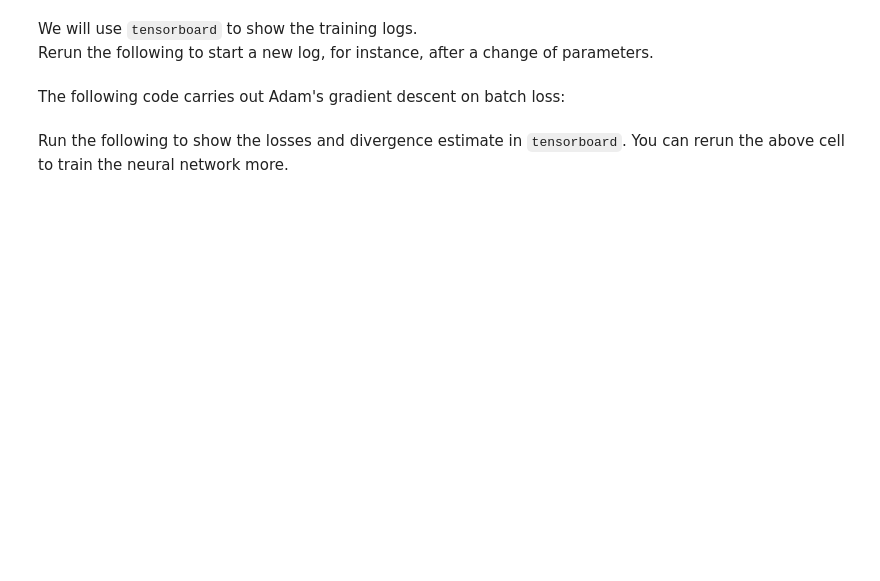
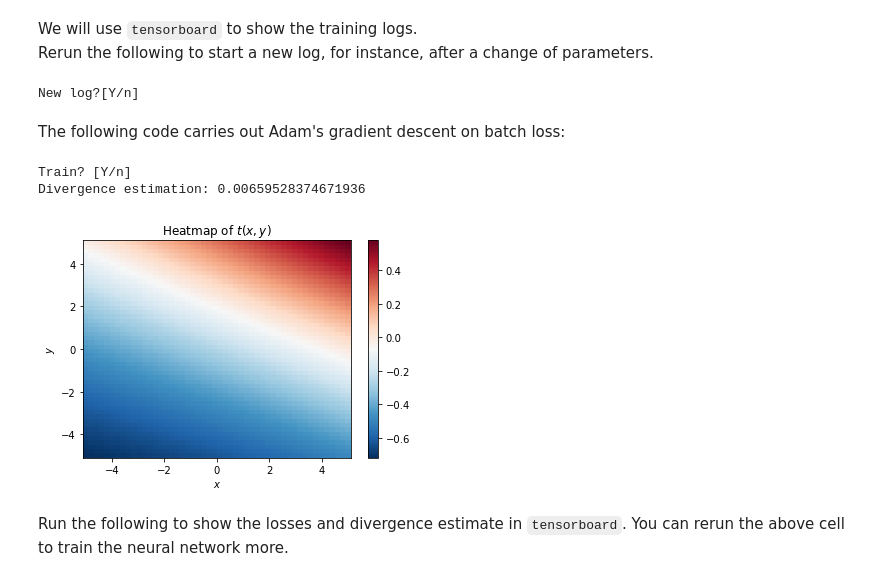
Before and after one commit to ccha23/miml, a Jupyter notebook: source/part1/Training.ipynb, the cells around one changed output. Cells and saved outputs as stored; diff of their text form; code cells hidden in the pictures; blank space fills up the shorter version.

```diff
--- a/source/part1/Training.ipynb
+++ b/source/part1/Training.ipynb
@@ -281,8 +318,11 @@ We will use the [*Adam's* gradient descend algorithm][adam] implemented as an op
 [adam]: https://en.wikipedia.org/wiki/Stochastic_gradient_descent#cite_note-Adam2014-28
 [optimAdam]: https://pytorch.org/docs/stable/generated/torch.optim.Adam.html#torch.optim.Adam
 # %%
-optimizer = optim.Adam(net.parameters())  # Allow Adam's optimizer to update the neural network parameters
-optimizer.step() # perform one step of the gradient descent
+net = Net().to(DEVICE)
+optimizer = optim.Adam(
+    net.parameters(), lr=1e-3
+)  # Allow Adam's optimizer to update the neural network parameters
+optimizer.step()  # perform one step of the gradient descent
 # %% [markdown]
 To alleviate the problem of overfitting, the gradient is often calculated on randomly chosen batches:
 # %% [markdown]
@@ -312,35 +352,46 @@ We will use `tensorboard` to show the training logs.
 Rerun the following to start a new log, for instance, after a change of parameters.
 # %%
 if input('New log?[Y/n] ').lower() != 'n':
-    n_iter = n_epochs = 0  # keep counts for logging
+    n_iter = n_epoch = 0  # keep counts for logging
     writer = SummaryWriter()  # create a new folder under runs/ for logging
-    torch.manual_seed(SEED) # for reproducibility
+# %% [output]
+New log?[Y/n]
 # %% [markdown]
 The following code carries out Adam's gradient descent on batch loss:
 # %%
-if input('Train? [Y/n]').lower() != 'n':
+if input("Train? [Y/n]").lower() != "n":
     for i in range(100):  # loop through entire data multiple times
-        n_epochs += 1
-        # Random indices for selecting samples for all batches in one epoch
+        n_epoch += 1
+
+        # random indices for selecting samples for all batches in one epoch
         idx = torch.randperm(Z.shape[0])
         idx_ref = torch.randperm(Z_ref.shape[0])
 
         for j in range(n_iters_per_epoch):  # loop through multiple batches
             n_iter += 1
             optimizer.zero_grad()
+
             # obtain a random batch of samples
             batch_Z = Z[idx[i : Z.shape[0] : batch_size]]
             batch_Z_ref = Z_ref[idx_ref[i : Z_ref.shape[0] : batch_size_ref]]
-            # define loss as negative divergence lower bound from VD formula
+
+            # define the loss as negative DV divergence lower bound
             loss = -DV(batch_Z, batch_Z_ref, net)
             loss.backward()  # calculate gradient
-            optimizer.step() # descend
+            optimizer.step()  # descend
 
-        writer.add_scalar("Loss/train", loss.item(), global_step=n_epochs)
+        writer.add_scalar("Loss/train", loss.item(), global_step=n_epoch)
 
     # Estimate the divergence using all data
     with torch.no_grad():
-        writer.add_scalar("Div estimate", DV(Z, Z_ref, net).item(), global_step=n_epochs)
+        estimate = DV(Z, Z_ref, net).item()
+        writer.add_scalar("Estimate", estimate, global_step=n_epoch)
+        plot_net_2(net)
+        print('Divergence estimation:', estimate)
+# %% [output]
+Train? [Y/n]
+Divergence estimation: 0.00659528374671936
+[figure, added]
 # %% [markdown]
 Run the following to show the losses and divergence estimate in `tensorboard`. You can rerun the above cell to train the neural network more.
 # %%
```
Also changed, not shown: parts of 17 cells of this notebook, 11 other files.
